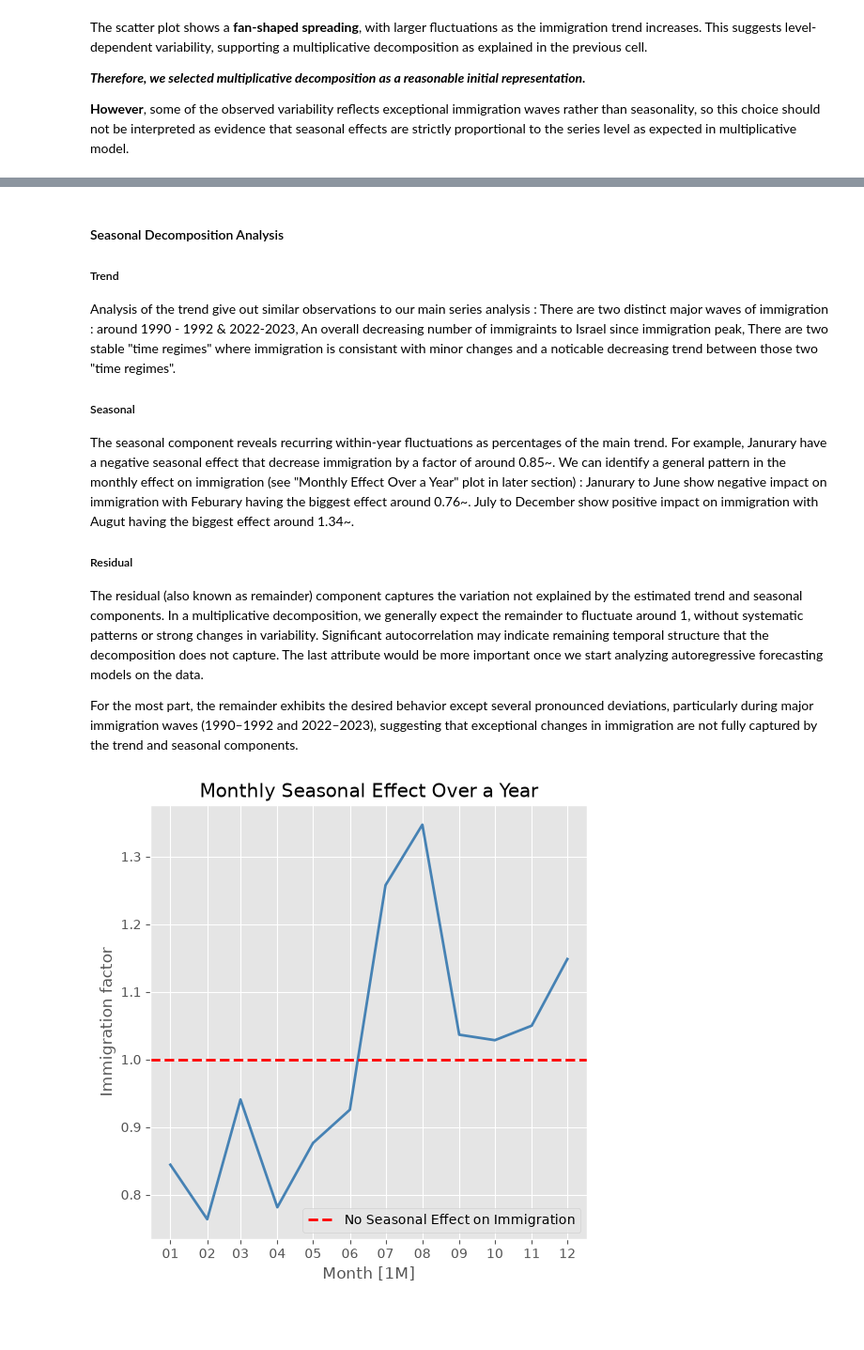
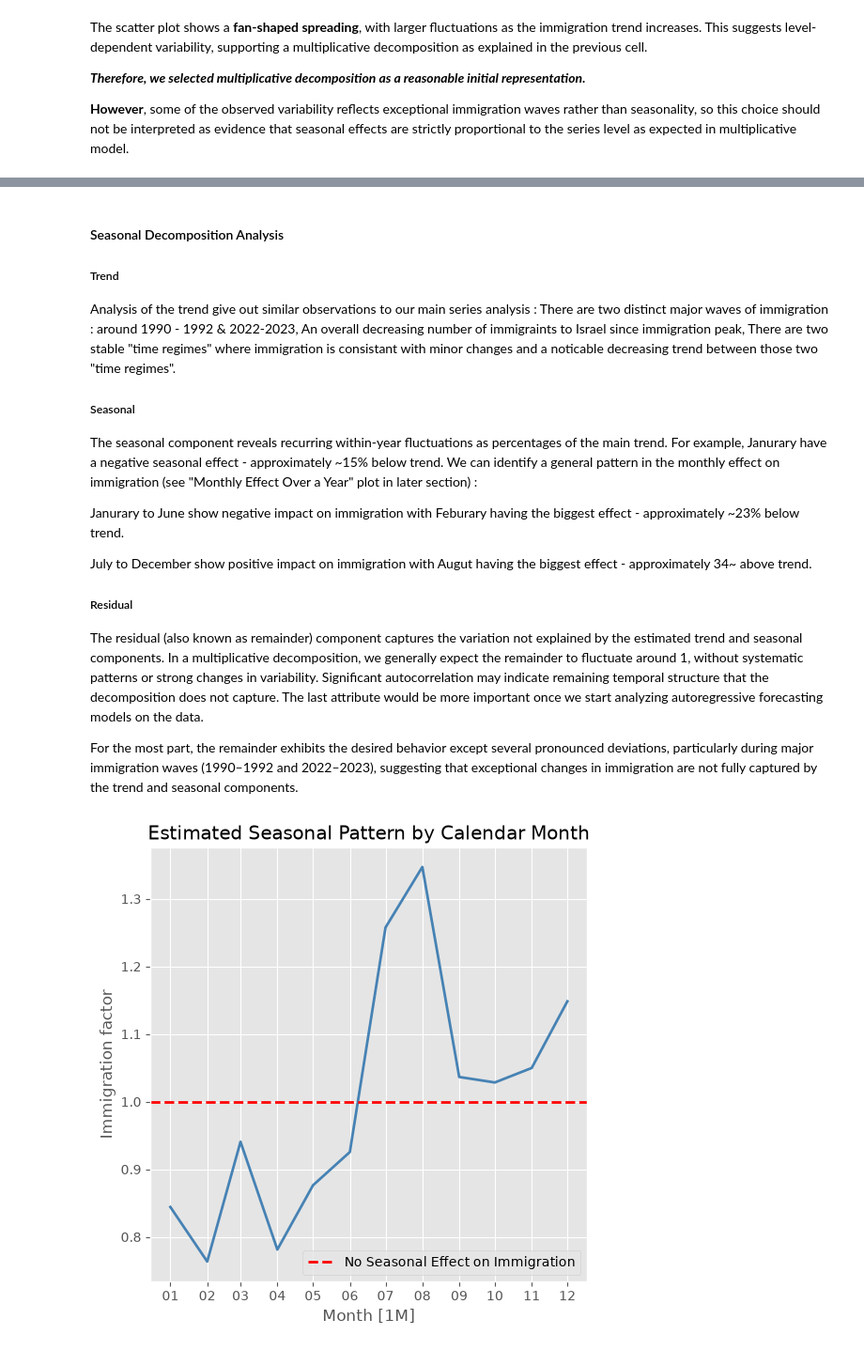
Before and after one commit to davidlvt6992/Time-Series-Analysis, a Jupyter notebook: notebooks/eng_template_project1_id1_id2.ipynb, the cells around one changed output, grey strips where cells are left out. Shown at 94% size. Saved outputs shown, nothing was run; the diff lists cells and outputs as text; code cells hidden in the pictures; blank space fills up the shorter version.

```diff
--- a/notebooks/eng_template_project1_id1_id2.ipynb
+++ b/notebooks/eng_template_project1_id1_id2.ipynb
@@ -120,7 +137,5 @@ gpr_raw.head(n=20)
 # %%
 ### olim Processing
-start_year = 1989
-
 olim_until_2023_df = olim_1989_2023_raw[ olim_1989_2023_raw["year"] >= start_year ]["olim"] \
                         .reset_index(drop=True) # selecting start_year-2023 range
 
@@ -130,10 +145,6 @@ olim_2025_df = olim_2025_raw.iloc[3, 4:].reset_index(drop=True)
 
 df_lst = [olim_until_2023_df, olim_2024_df, olim_2025_df]
 
-for df in df_lst :
-    assert df.isna().any(axis=0) == False, f"NaN values in dataframe {df}" # nan values check
-    assert df.eq(' ').sum() == 0,  f"missing values in dataframe {df}"     # blank values check
-
 olim = pd.concat(df_lst, axis=0) \
                     .reset_index(drop=True)
 
@@ -153,19 +164,10 @@ olim
 Length: 444, dtype: object
 # %%
 ### gpr_ISR Processing
-end_year = 2026
-end_month = 1
-country="ISR"
-
-gpr_ISR = gpr_raw[ (gpr_raw['month'] >= f"{start_year}-01-01") & (gpr_raw['month'] < f"{end_year}-{end_month}-01") ] \
+gpr_ISR = gpr_raw[ (gpr_raw['month'] >= f"{start_year}-01-01") & (gpr_raw['month'] <= f"{end_year}-{end_month}-01") ] \
     .filter(like = f'GPRC_{country}') \
     .reset_index(drop = True)
 
-
-assert gpr_ISR.isna().any(axis=0).values == False # nan values check
-assert gpr_ISR.eq(' ').sum().values == 0          # blank values check
-
-
 gpr_ISR
 # %% [output]
 |  | GPRC_ISR |
@@ -248,7 +260,7 @@ def seasonal_decompose_wrapper(
 
     components = [result.observed, result.trend, result.seasonal, result.resid]
     labels = ["Data", "Trend", "Seasonal", "Residual"]
-    y_labels = ["Olim Count", "Olim Count", "Seasonal Olim Count", "Residual Olim Count"]
+    y_labels = ["Olim Count", "Olim Count", "Seasonal Factor", "Residual Factor"]
     x_label = "Month [1M]"
 
     for ax, title, data, y_label in zip(fig.axes, labels, components, y_labels):
@@ -392,10 +404,12 @@ and a noticable decreasing trend between those two "time regimes".
 
 ##### Seasonal
 The seasonal component reveals recurring within-year fluctuations as percentages of the main trend.
-For example, Janurary have a negative seasonal effect that decrease immigration by a factor of around 0.85~.
+For example, Janurary have a negative seasonal effect - approximately ~15% below trend.
 We can identify a general pattern in the monthly effect on immigration (see "Monthly Effect Over a Year" plot in later section) :
-Janurary to June show negative impact on immigration with Feburary having the biggest effect around 0.76~.
-July to December show positive impact on immigration with Augut having the biggest effect around 1.34~.
+
+Janurary to June show negative impact on immigration with Feburary having the biggest effect - approximately ~23% below trend.
+
+July to December show positive impact on immigration with Augut having the biggest effect - approximately 34~ above trend.
 
 ##### Residual
 The residual (also known as remainder) component captures the variation not explained by the estimated trend and seasonal components.
@@ -406,23 +420,23 @@ For the most part, the remainder exhibits the desired behavior except several pr
 # %%
 # Monthly Effect Over a Year on Immigration
 yearly_seasonal = result.seasonal.head(n=12)
 
 fig, ax = plt.subplots(figsize=(6, 6))
 ax.plot(yearly_seasonal.index, yearly_seasonal, linewidth=2, color="steelblue")
 
 ax.set(
-    title="Monthly Seasonal Effect Over a Year",
+    title="Estimated Seasonal Pattern by Calendar Month",
     xlabel="Month [1M]",
     ylabel="Immigration factor",
 )
 
 ax.xaxis.set_major_locator(mdates.MonthLocator(interval=1))
 ax.xaxis.set_major_formatter(mdates.DateFormatter("%m"))
 ax.tick_params(axis="x", labelbottom=True)
 
 ax.axhline(y=1, color="red", linestyle="--", linewidth=2, label="No Seasonal Effect on Immigration")
 ax.legend()
 
 plt.show()
 # %% [output]
-[figure, old version]
+[figure, new version]
```
Also changed, not shown: parts of 10 cells of this notebook.
